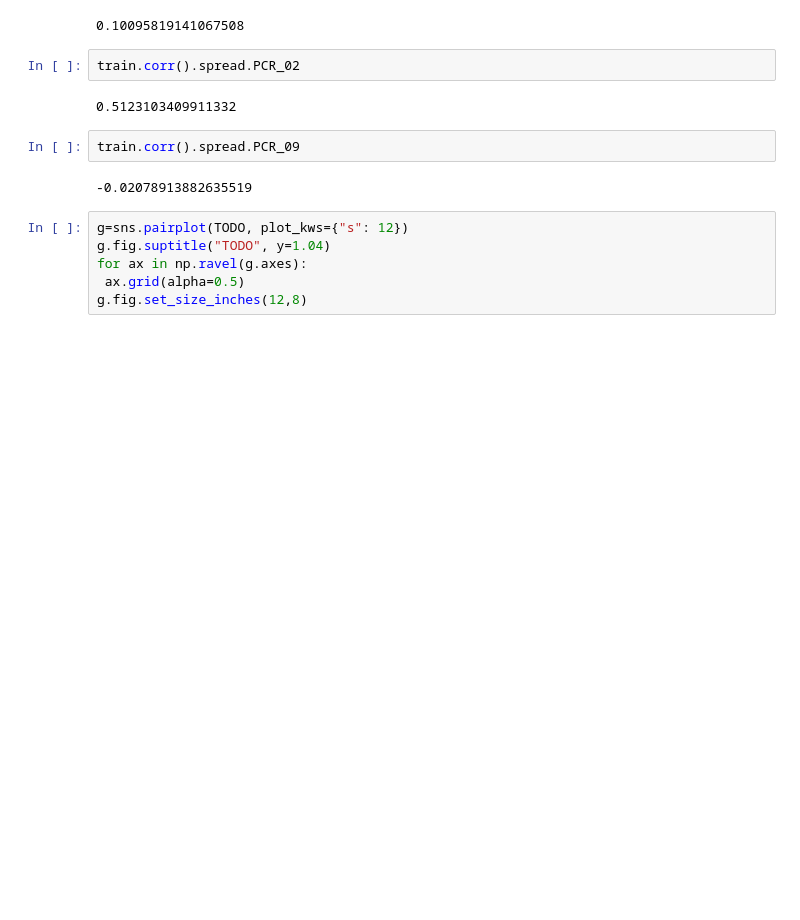
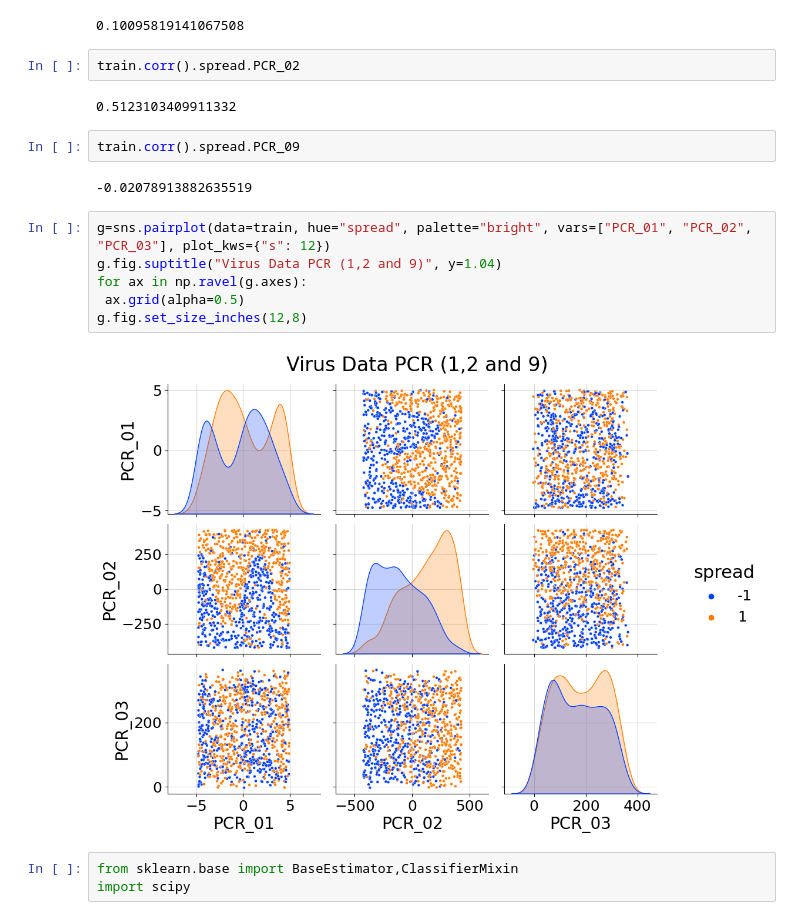
Before and after one commit to Ofir-Manor/Long1, a Jupyter notebook: 316084623.ipynb, the cells around one changed output. Cells and saved outputs as stored; diff of their text form; blank space fills up the shorter version.

```diff
--- a/316084623.ipynb
+++ b/316084623.ipynb
@@ -49,8 +49,13 @@ train.corr().spread.PCR_09
 # %% [output]
 -0.02078913882635519
 # %%
-g=sns.pairplot(TODO, plot_kws={"s": 12})
-g.fig.suptitle("TODO", y=1.04)
+g=sns.pairplot(data=train, hue="spread", palette="bright", vars=["PCR_01", "PCR_02", "PCR_03"], plot_kws={"s": 12})
+g.fig.suptitle("Virus Data PCR (1,2 and 9)", y=1.04)
 for ax in np.ravel(g.axes):
  ax.grid(alpha=0.5)
 g.fig.set_size_inches(12,8)
+# %% [output]
+[figure, added]
+# %%
+from sklearn.base import BaseEstimator,ClassifierMixin
+import scipy
```
Also changed, not shown: parts of 6 cells of this notebook, 1 other file.
